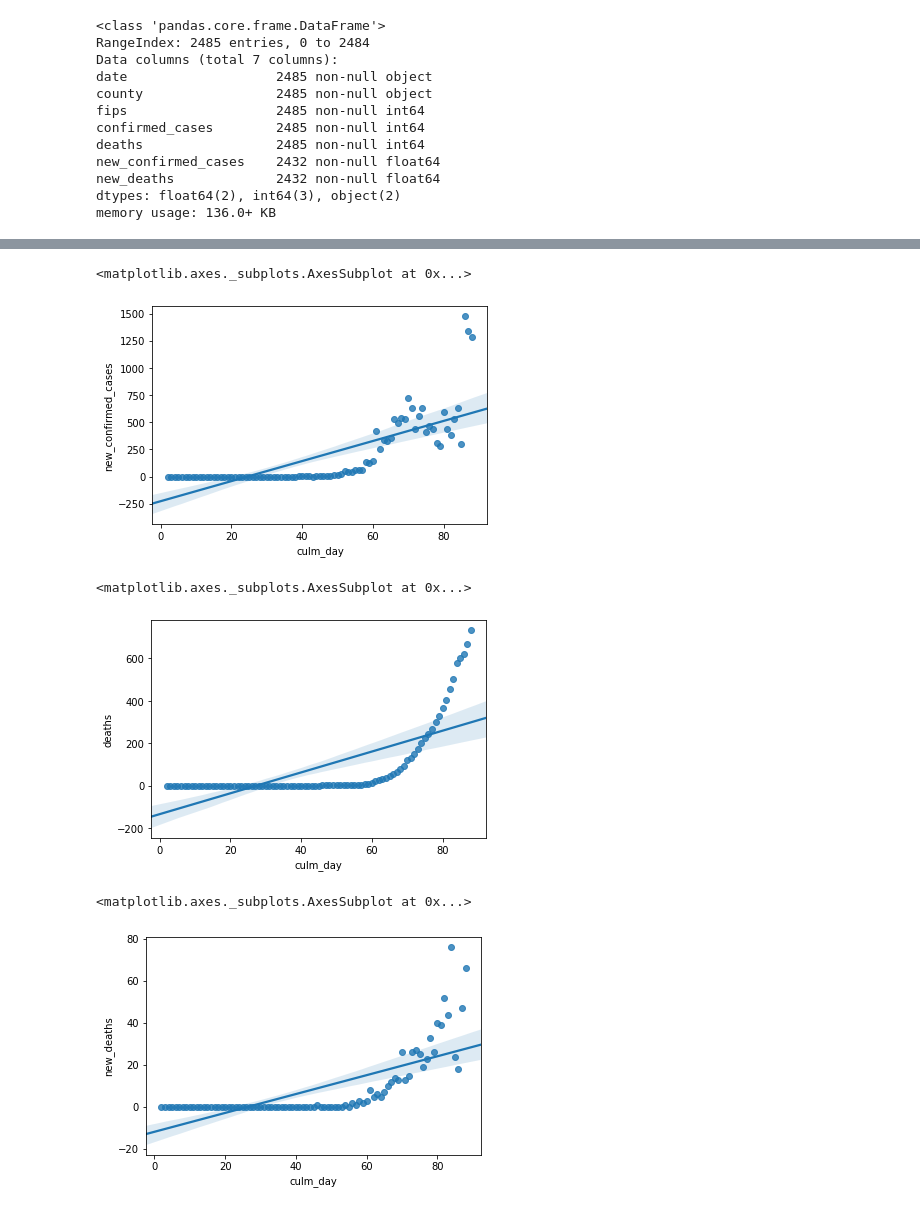
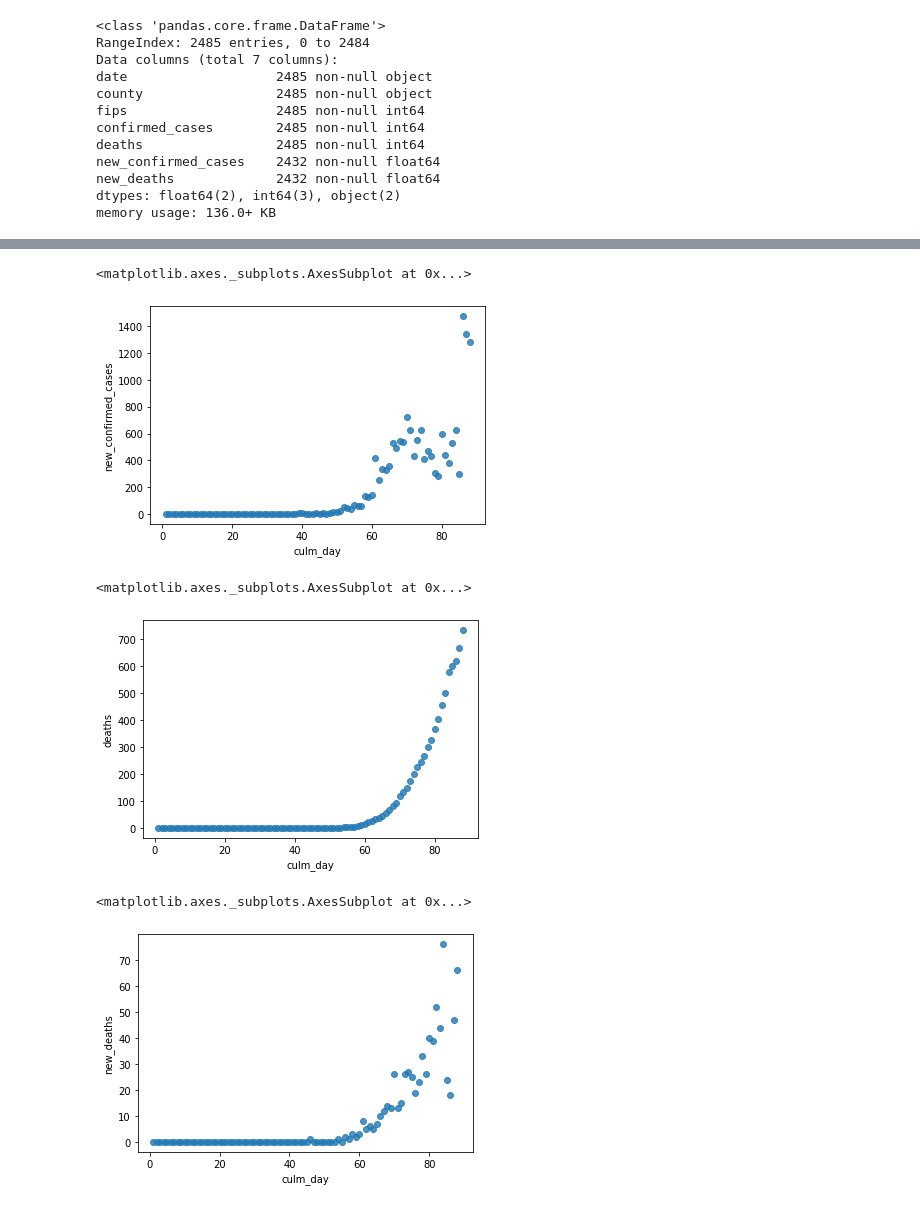
Before and after one commit to Mlu13/Bioinfo-Simulation, a Jupyter notebook: bioinfo_COVID19_EDA.ipynb, the cells around one changed output, grey strips where cells are left out. Drawn from its saved outputs; the diff is of its cells as text; code cells hidden in the pictures.

```diff
--- a/bioinfo_COVID19_EDA.ipynb
+++ b/bioinfo_COVID19_EDA.ipynb
@@ -57,3 +91,6 @@ df_la = df2[df2['county'] == 'Los Angeles']
+# %%
+#replace the only two NAs in the first day of new_confirmed and new_deaths to 0
+df_la = df_la.fillna(0)
 # %%
 print(df_la)
 # %% [output]
@@ -161,5 +132,3 @@ print(df_la)
-# %%
-df_la.dropna(inplace=True)
 # %%
 print(df_la)
 # %% [output]
@@ -233,16 +199,16 @@ sns.regplot(x="culm_day", y="confirmed_cases", data=df_la)
 # %%
-sns.regplot(x="culm_day", y="new_confirmed_cases", data=df_la)
+sns.regplot(x="culm_day", y="new_confirmed_cases", data=df_la, fit_reg=False)
 # %% [output]
 <matplotlib.axes._subplots.AxesSubplot at 0x...>
-[figure, old version]
+[figure, new version]
 # %%
-sns.regplot(x="culm_day", y="deaths", data=df_la)
+sns.regplot(x="culm_day", y="deaths", data=df_la,fit_reg=False)
 # %% [output]
 <matplotlib.axes._subplots.AxesSubplot at 0x...>
-[figure, old version]
+[figure, new version]
 # %%
-sns.regplot(x="culm_day", y="new_deaths", data=df_la)
+sns.regplot(x="culm_day", y="new_deaths", data=df_la, fit_reg=False)
 # %% [output]
 <matplotlib.axes._subplots.AxesSubplot at 0x...>
-[figure, old version]
+[figure, new version]
 # %%
```
Also changed, not shown: parts of 19 cells of this notebook, 1 other file.
